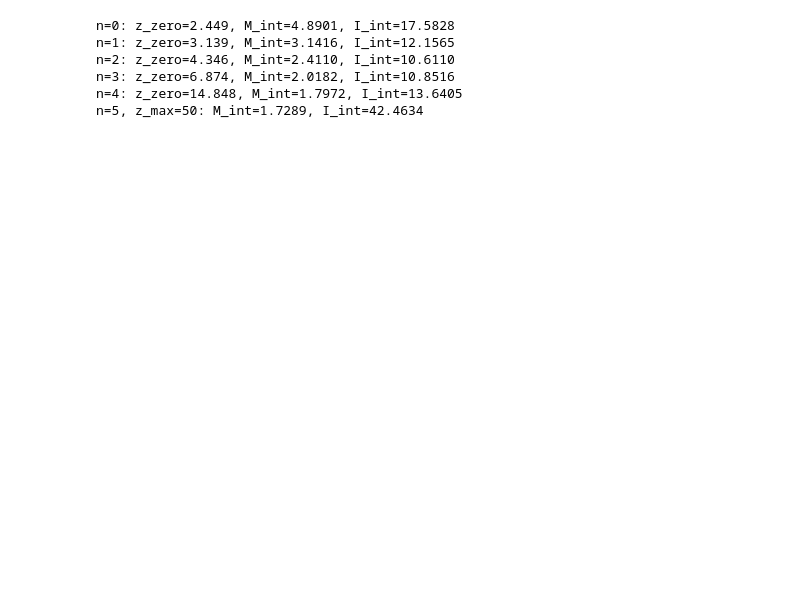
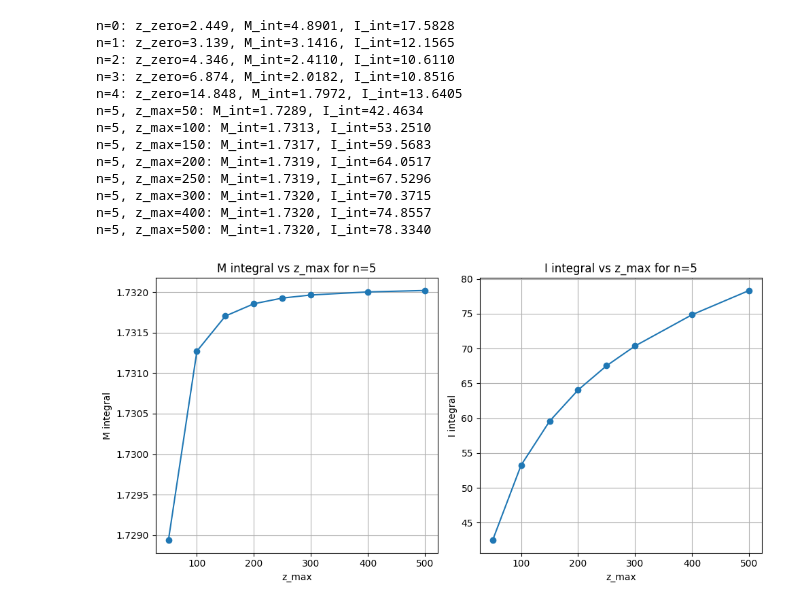
Before and after one commit to benjaminscully/AST1410, a Jupyter notebook: pset_1/q5.ipynb, the cells around one changed output. Drawn from its saved outputs; the diff is of its cells as text; code cells hidden in the pictures; blank space fills up the shorter version.

```diff
--- a/pset_1/q5.ipynb
+++ b/pset_1/q5.ipynb
@@ -95,13 +95,41 @@ plt.show()
 # %%
 for i, n in enumerate(ns):
     print(f"n={n}: z_zero={Rs[i]:.3f}, M_int={M_ints[i]:.4f}, I_int={I_ints[i]:.4f}")
 
 for i, z_max in enumerate(n5_maxes):
     print(f"n=5, z_max={z_max}: M_int={n5_Ms[i]:.4f}, I_int={n5_Is[i]:.4f}")
+
+# plot M and I for n=5 as a function of z_max
+plt.figure(figsize=(10, 5))
+plt.subplot(1, 2, 1)
+plt.plot(n5_maxes, n5_Ms, marker='o')
+plt.xlabel("z_max")
+plt.ylabel("M integral")
+plt.title("M integral vs z_max for n=5")
+plt.grid()
+
+plt.subplot(1, 2, 2)
+plt.plot(n5_maxes, n5_Is, marker='o')
+plt.xlabel("z_max")
+plt.ylabel("I integral")
+plt.title("I integral vs z_max for n=5")
+plt.grid()
+
+plt.tight_layout()
+# plt.savefig("n5_M_I_vs_zmax.png", bbox_inches='tight', dpi=300)
+plt.show()
 # %% [output]
 n=0: z_zero=2.449, M_int=4.8901, I_int=17.5828
 n=1: z_zero=3.139, M_int=3.1416, I_int=12.1565
 n=2: z_zero=4.346, M_int=2.4110, I_int=10.6110
 n=3: z_zero=6.874, M_int=2.0182, I_int=10.8516
 n=4: z_zero=14.848, M_int=1.7972, I_int=13.6405
 n=5, z_max=50: M_int=1.7289, I_int=42.4634
+n=5, z_max=100: M_int=1.7313, I_int=53.2510
+n=5, z_max=150: M_int=1.7317, I_int=59.5683
+n=5, z_max=200: M_int=1.7319, I_int=64.0517
+n=5, z_max=250: M_int=1.7319, I_int=67.5296
+n=5, z_max=300: M_int=1.7320, I_int=70.3715
+n=5, z_max=400: M_int=1.7320, I_int=74.8557
+n=5, z_max=500: M_int=1.7320, I_int=78.3340
+[figure, added]
```
Also changed, not shown: parts of 1 cell of this notebook, 1 other file.
